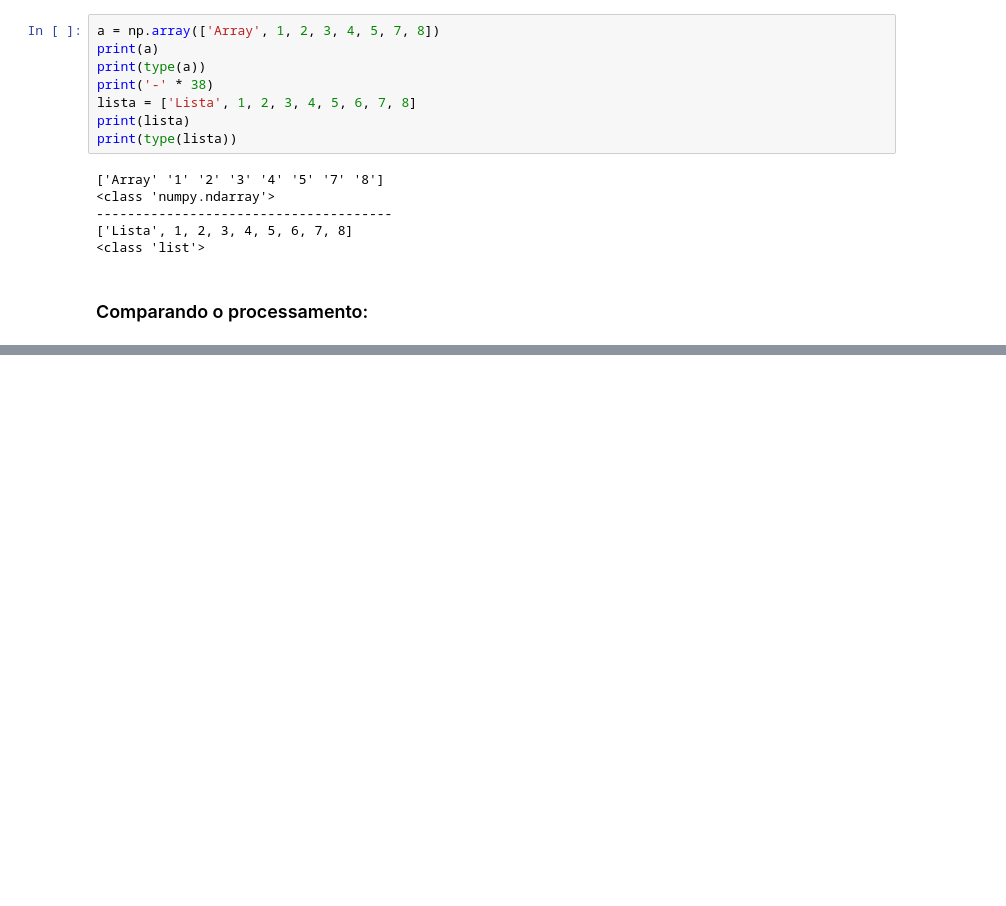
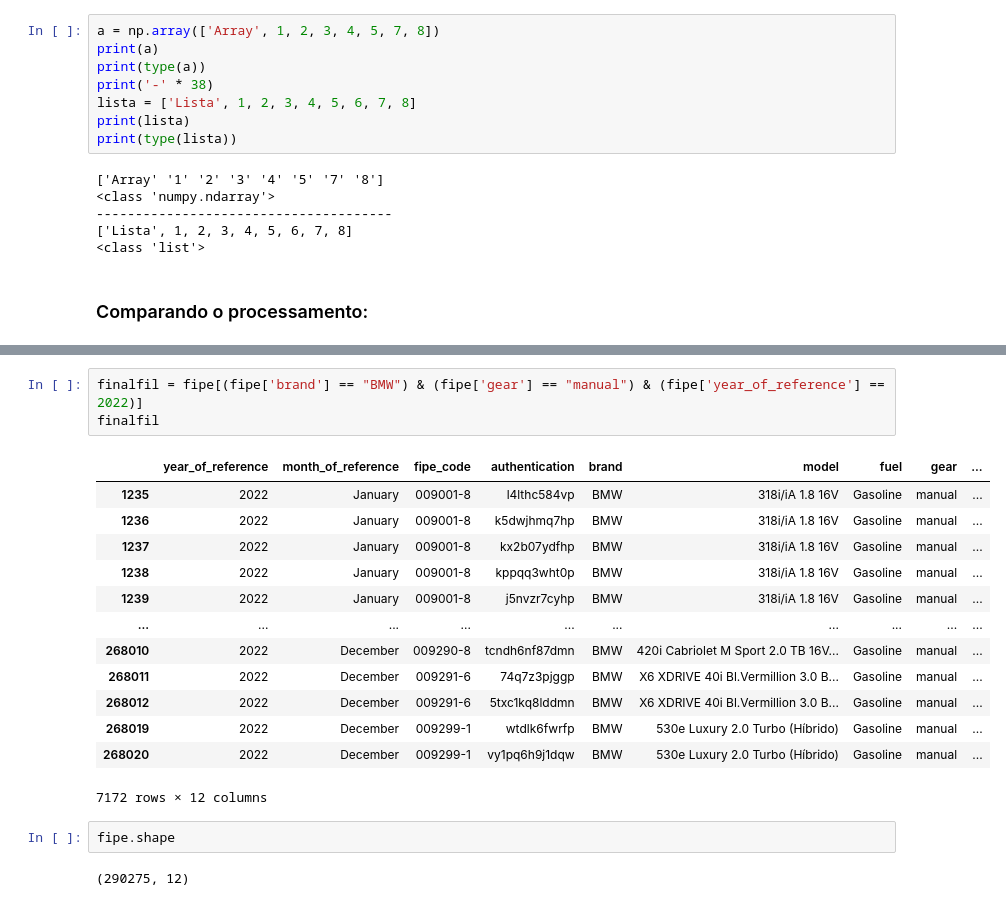
Before and after one commit to 1caue/Pandas, a Jupyter notebook: Numpy/Numpy.ipynb, the cells around one changed output, grey strips where cells are left out. Saved outputs shown, nothing was run; the diff lists cells and outputs as text; blank space fills up the shorter version.

```diff
--- a/Numpy/Numpy.ipynb
+++ b/Numpy/Numpy.ipynb
@@ -173,0 +193,21 @@ plt.show()
+# %%
+finalfil = fipe[(fipe['brand'] == "BMW") & (fipe['gear'] == "manual") & (fipe['year_of_reference'] == 2022)]
+finalfil
+# %% [output]
+|  | year_of_reference | month_of_reference | fipe_code | authentication | brand | model | fuel | gear | ... |
+| 1235 | 2022 | January | 009001-8 | l4lthc584vp | BMW | 318i/iA 1.8 16V | Gasoline | manual | ... |
+| 1236 | 2022 | January | 009001-8 | k5dwjhmq7hp | BMW | 318i/iA 1.8 16V | Gasoline | manual | ... |
+| 1237 | 2022 | January | 009001-8 | kx2b07ydfhp | BMW | 318i/iA 1.8 16V | Gasoline | manual | ... |
+| 1238 | 2022 | January | 009001-8 | kppqq3wht0p | BMW | 318i/iA 1.8 16V | Gasoline | manual | ... |
+| 1239 | 2022 | January | 009001-8 | j5nvzr7cyhp | BMW | 318i/iA 1.8 16V | Gasoline | manual | ... |
+| ... | ... | ... | ... | ... | ... | ... | ... | ... | ... |
+| 268010 | 2022 | December | 009290-8 | tcndh6nf87dmn | BMW | 420i Cabriolet M Sport 2.0 TB 16V... | Gasoline | manual | ... |
+| 268011 | 2022 | December | 009291-6 | 74q7z3pjggp | BMW | X6 XDRIVE 40i Bl.Vermillion 3.0 B... | Gasoline | manual | ... |
+| 268012 | 2022 | December | 009291-6 | 5txc1kq8lddmn | BMW | X6 XDRIVE 40i Bl.Vermillion 3.0 B... | Gasoline | manual | ... |
+| 268019 | 2022 | December | 009299-1 | wtdlk6fwrfp | BMW | 530e Luxury 2.0 Turbo (Híbrido) | Gasoline | manual | ... |
+| 268020 | 2022 | December | 009299-1 | vy1pq6h9j1dqw | BMW | 530e Luxury 2.0 Turbo (Híbrido) | Gasoline | manual | ... |
+7172 rows × 12 columns
+# %%
+fipe.shape
+# %% [output]
+(290275, 12)
```
Also changed, not shown: parts of 8 cells of this notebook.
